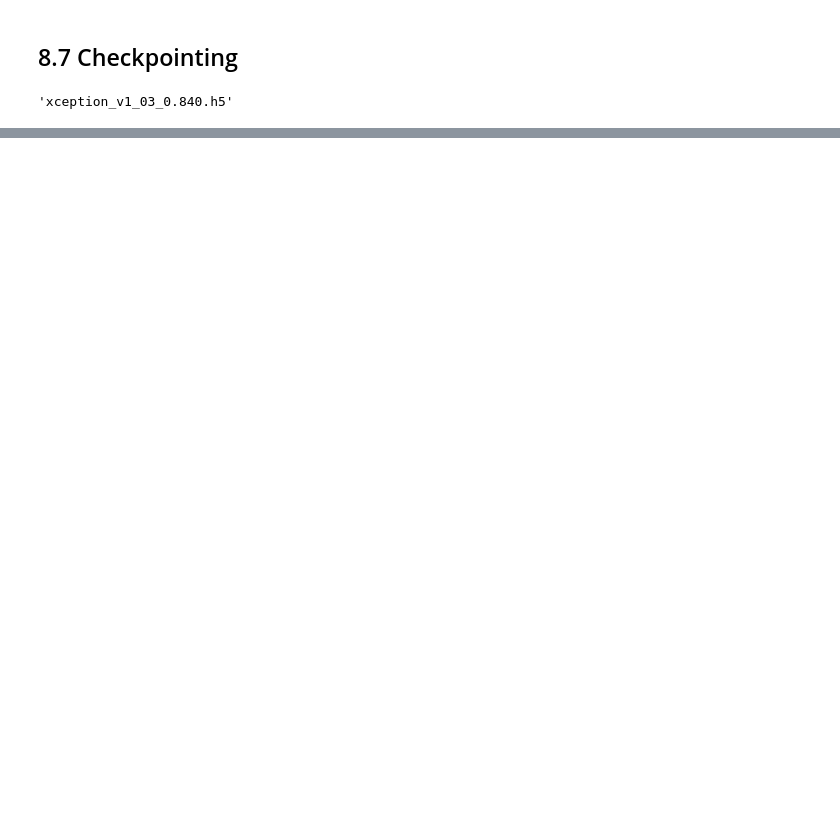
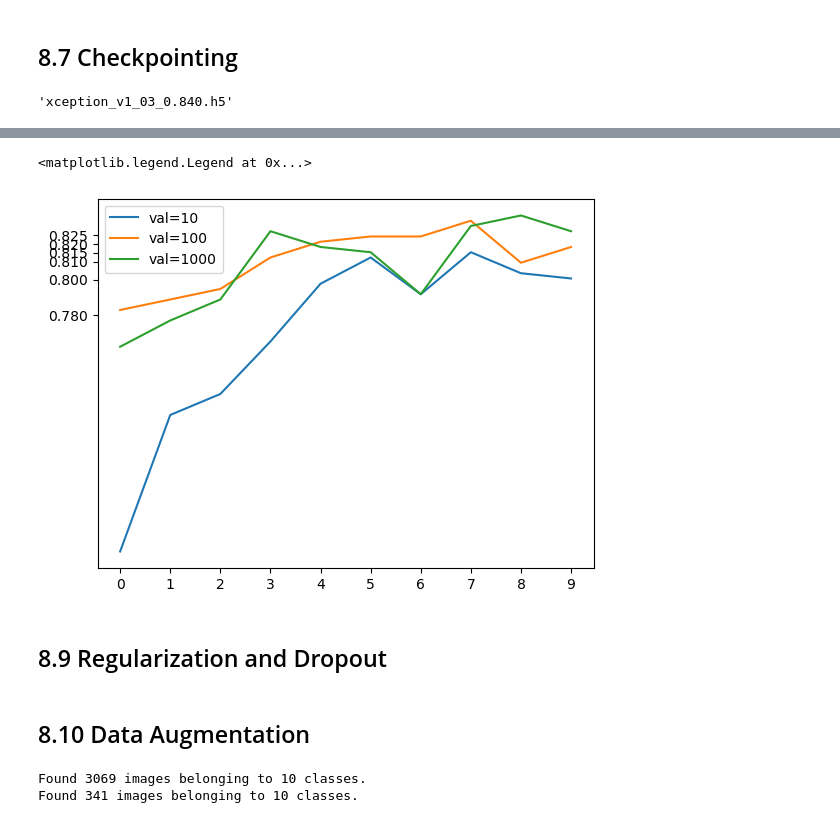
Before and after one commit to timmy-cde/ml-zoomcamp-hw, a Jupyter notebook: 08_deep_learning/lesson8.ipynb, the cells around one changed output, grey strips where cells are left out. Saved outputs shown, nothing was run; the diff lists cells and outputs as text; code cells hidden in the pictures; blank space fills up the shorter version.

```diff
--- a/08_deep_learning/lesson8.ipynb
+++ b/08_deep_learning/lesson8.ipynb
@@ -370,6 +329,6 @@ del scores[0.0001]
 # %%
-for lr, hist in scores.items():
-    # plt.plot(hist['accuracy'], label=(f'train={lr}'))
-    plt.plot(hist['val_accuracy'], label=(f'val={lr}'))
-    plt.xticks(np.arange(10))
-    plt.legend()
+# for lr, hist in scores.items():
+#     # plt.plot(hist['accuracy'], label=(f'train={lr}'))
+#     plt.plot(hist['val_accuracy'], label=(f'val={lr}'))
+#     plt.xticks(np.arange(10))
+#     plt.legend()
@@ -426,0 +417,13 @@ Epoch 10/10
+# %%
+learning_rate = 0.001
+
+scores = {}
+
+for size in [10, 100, 1000]:
+    print(size)
+
+    model = make_model(learning_rate=learning_rate, size_inner=size)
+    history = model.fit(train_ds, epochs=10, validation_data=val_ds)
+    scores[size] = history.history
+    print('##########################################')
+    print()
@@ -426,0 +448,12 @@ Epoch 10/10
+# %%
+for size, hist in scores.items():
+    plt.plot(hist['val_accuracy'], label=(f'val={size}'))
+
+plt.xticks(np.arange(10))
+plt.yticks([0.78, 0.80, 0.81, 0.815, 0.82, 0.825])
+plt.legend()
+# %% [output]
+<matplotlib.legend.Legend at 0x...>
+[figure, added]
+# %% [markdown]
+## 8.9 Regularization and Dropout
@@ -426,0 +529,27 @@ Epoch 10/10
+# %% [markdown]
+## 8.10 Data Augmentation
+# %%
+train_gen = ImageDataGenerator(
+    preprocessing_function=preprocess_input,
+    shear_range=10.0,
+    zoom_range=0.1,
+    vertical_flip=True
+)
+
+train_ds = train_gen.flow_from_directory(
+    './clothing-dataset-small/train',
+    target_size=(150, 150),
+    batch_size=32
+)
+
+val_gen = ImageDataGenerator(preprocessing_function=preprocess_input)
+
+val_ds = val_gen.flow_from_directory(
+    './clothing-dataset-small/validation',
+    target_size=(150, 150),
+    batch_size=32,
+    shuffle=False
+)
+# %% [output]
+Found 3069 images belonging to 10 classes.
+Found 341 images belonging to 10 classes.
```
Also changed, not shown: parts of 32 cells of this notebook.
